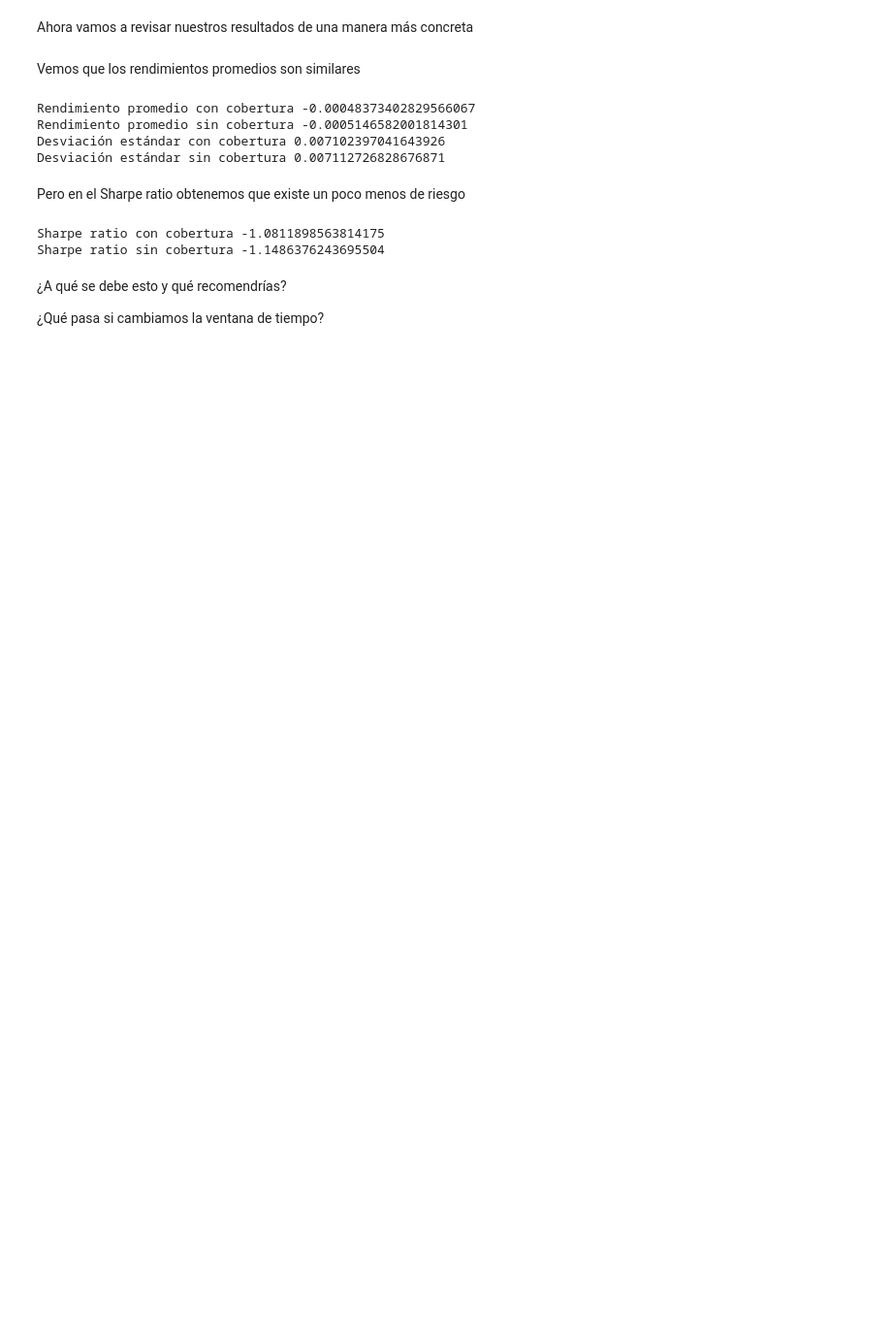
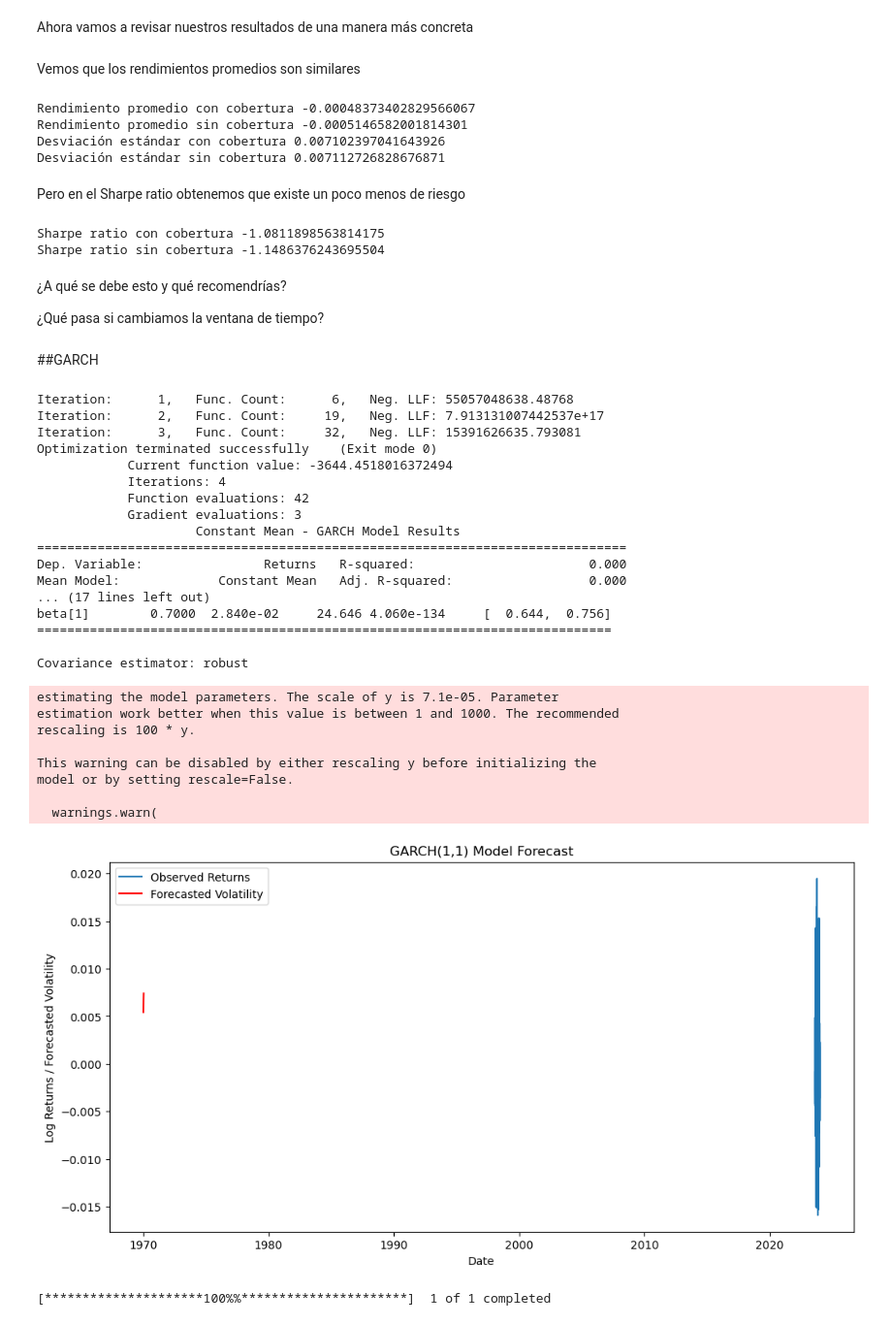
Before and after one commit to ivandeluna/ejercicios-clase, a Jupyter notebook: afi_ss2024.ipynb, the cells around one changed output. Shown at 97% size. Saved outputs shown, nothing was run; the diff lists cells and outputs as text; code cells hidden in the pictures; blank space fills up the shorter version.

Commit message:
Update afi_ss2024.ipynb
Agregue GARCH

```diff
--- a/afi_ss2024.ipynb
+++ b/afi_ss2024.ipynb
@@ -1089,3 +1089,68 @@ Sharpe ratio sin cobertura -1.1486376243695504
 ¿A qué se debe esto y qué recomendrías?
 
 ¿Qué pasa si cambiamos la ventana de tiempo?
+# %% [markdown]
+##GARCH
+# %%
+# Fit the GARCH(1,1) model
+model = arch_model(returns, vol='Garch', p=1, q=1)
+garch_fit = model.fit()
+print(garch_fit.summary())
+
+# Generate forecasts
+forecasts = garch_fit.forecast(horizon=10)
+variance_forecast = forecasts.variance[-1:].T
+variance_forecast = np.sqrt(variance_forecast)  # Convert to standard deviation
+
+# Plot the forecasts
+plt.figure(figsize=(12, 6))
+plt.plot(data.index[-100:], returns[-100:], label='Observed Returns')
+plt.plot(range(len(data.index[-1:]), len(data.index[-1:]) + len(variance_forecast)), variance_forecast, color='red', label='Forecasted Volatility')
+plt.title('GARCH(1,1) Model Forecast')
+plt.xlabel('Date')
+plt.ylabel('Log Returns / Forecasted Volatility')
+plt.legend()
+plt.show()
+# %% [output]
+Iteration:      1,   Func. Count:      6,   Neg. LLF: 55057048638.48768
+Iteration:      2,   Func. Count:     19,   Neg. LLF: 7.913131007442537e+17
+Iteration:      3,   Func. Count:     32,   Neg. LLF: 15391626635.793081
+Optimization terminated successfully    (Exit mode 0)
+            Current function value: -3644.4518016372494
+            Iterations: 4
+            Function evaluations: 42
+            Gradient evaluations: 3
+                     Constant Mean - GARCH Model Results
+==============================================================================
+Dep. Variable:                Returns   R-squared:                       0.000
+Mean Model:             Constant Mean   Adj. R-squared:                  0.000
+... (17 lines left out)
+beta[1]        0.7000  2.840e-02     24.646 4.060e-134     [  0.644,  0.756]
+============================================================================
+
+Covariance estimator: robust
+estimating the model parameters. The scale of y is 7.1e-05. Parameter
+estimation work better when this value is between 1 and 1000. The recommended
+rescaling is 100 * y.
+
+This warning can be disabled by either rescaling y before initializing the
+model or by setting rescale=False.
+
+  warnings.warn(
+[figure, added]
+# %%
+import yfinance as yf
+import pandas as pd
+import numpy as np
+from arch import arch_model
+import matplotlib.pyplot as plt
+
+# Download USD/MXN exchange rate data
+ticker = 'MXN=X'
+data = yf.download(ticker, start='2020-01-01', end='2024-05-10')
+
+# Calculate daily returns
+data['Returns'] = np.log(data['Adj Close'] / data['Adj Close'].shift(1))
+returns = data['Returns'].dropna()
+# %% [output]
+[*********************100%%**********************]  1 of 1 completed
```
Also changed, not shown: parts of 5 cells of this notebook.
